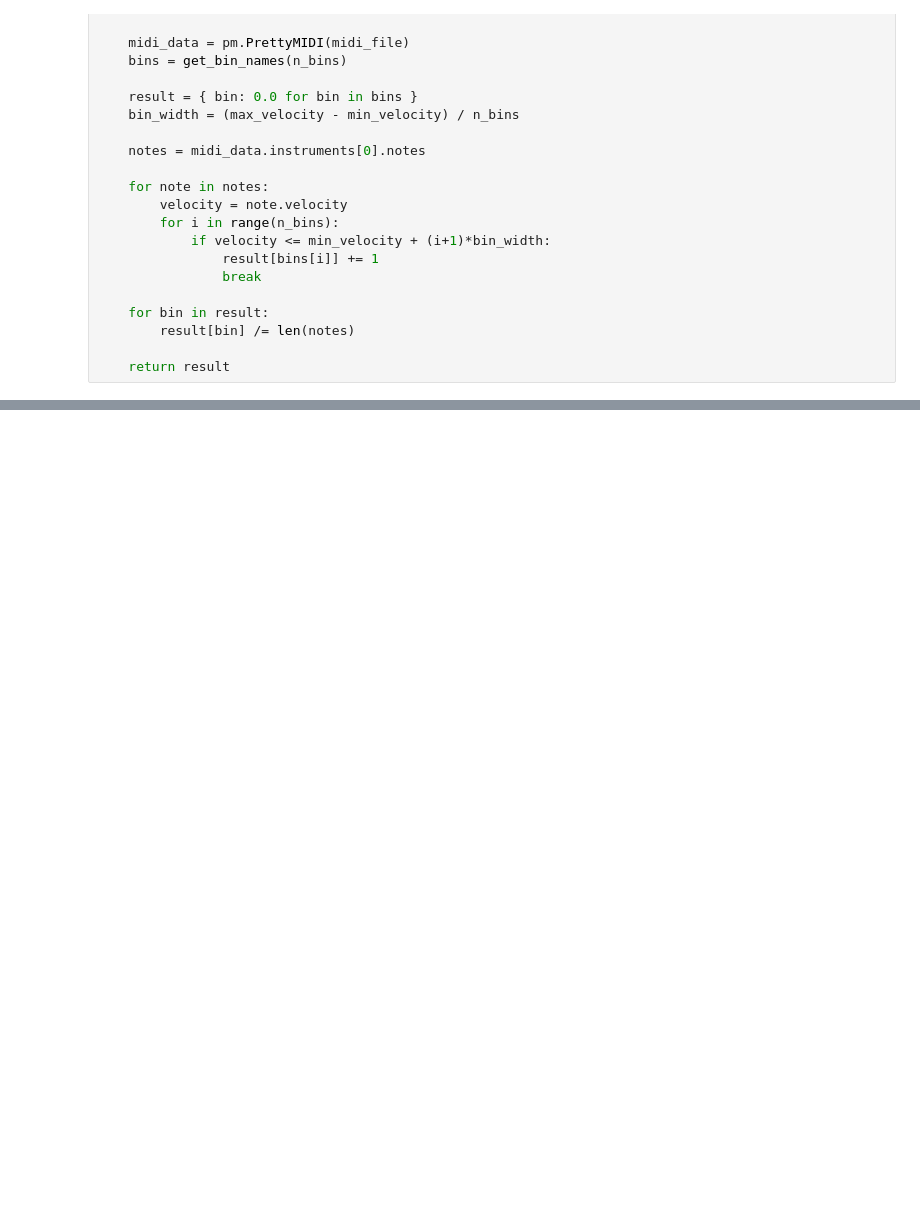
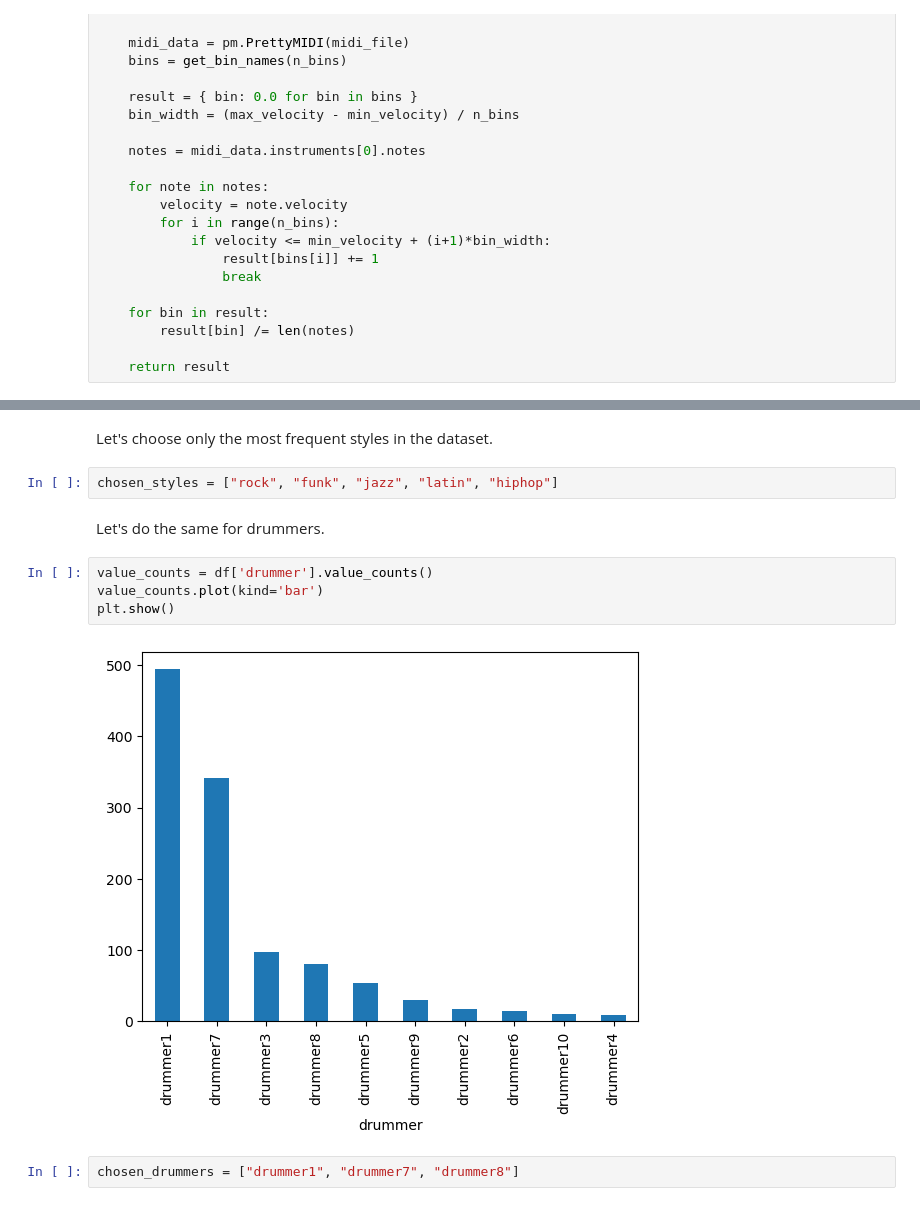
Before and after one commit to kermo-git/DrumMIDIStylePrediction, a Jupyter notebook: project.ipynb, the cells around one changed output, grey strips where cells are left out. Drawn from its saved outputs; the diff is of its cells as text; blank space fills up the shorter version.

```diff
--- a/project.ipynb
+++ b/project.ipynb
@@ -57 +108,15 @@ def get_velocity_bins(midi_file: str,
+# %% [markdown]
+Let's choose only the most frequent styles in the dataset.
+# %%
+chosen_styles = ["rock", "funk", "jazz", "latin", "hiphop"]
+# %% [markdown]
+Let's do the same for drummers.
+# %%
+value_counts = df['drummer'].value_counts()
+value_counts.plot(kind='bar')
+plt.show()
+# %% [output]
+[figure, added]
+# %%
+chosen_drummers = ["drummer1", "drummer7", "drummer8"]
 # %%
```
Also changed, not shown: parts of 32 cells of this notebook, 1 other file.
